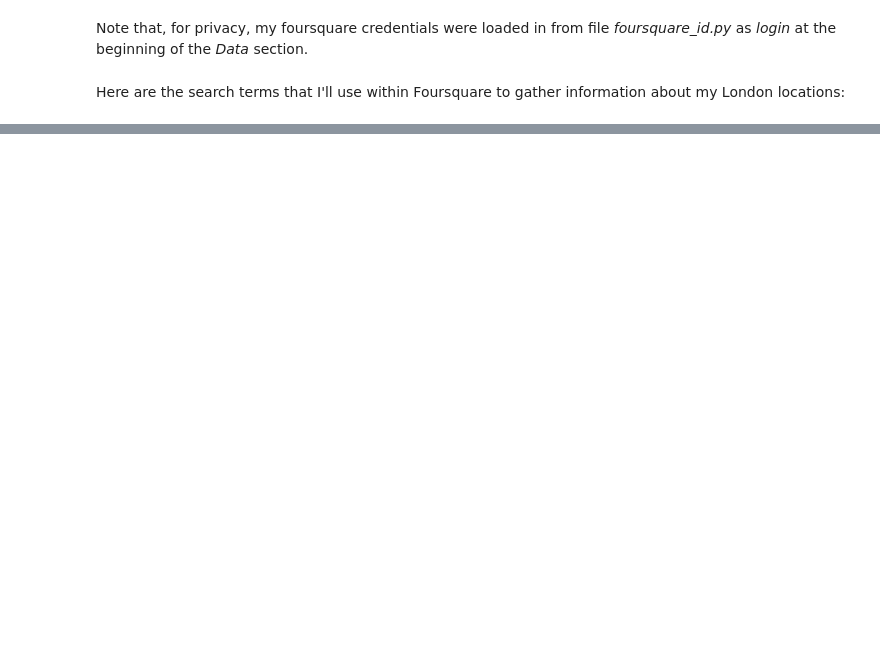
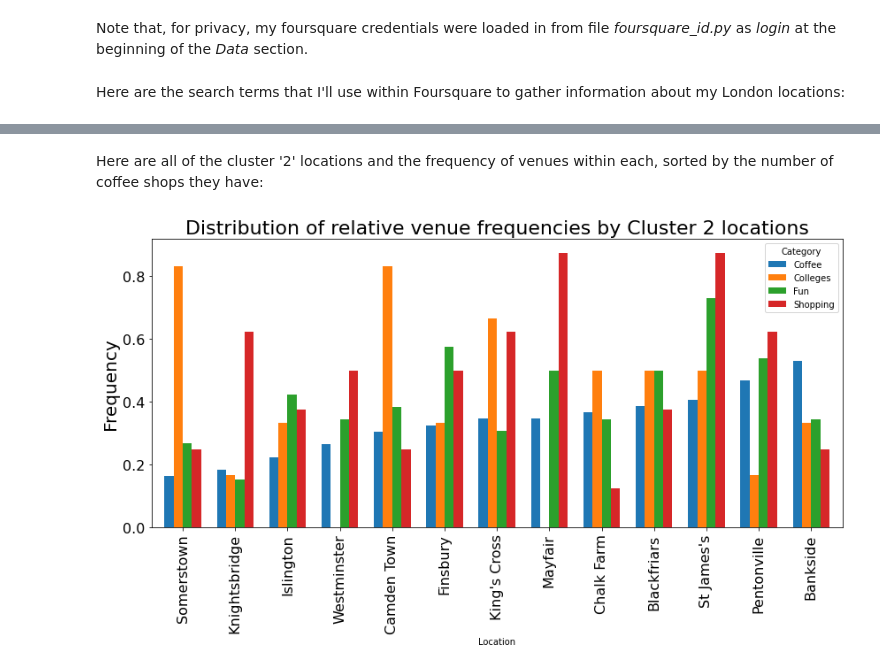
Before and after one commit to rose-cooper/Coursera_Capstone, a Jupyter notebook: capstone_project.ipynb, the cells around one changed output, grey strips where cells are left out. Drawn from its saved outputs; the diff is of its cells as text; code cells hidden in the pictures; blank space fills up the shorter version.

```diff
--- a/capstone_project.ipynb
+++ b/capstone_project.ipynb
@@ -228,0 +333,4 @@ Using the first query, I'm going to use Foursquare to fetch the number of coffee
+# %%
+# run k-means clustering
+kclusters=4
+kmeans = KMeans(n_clusters=kclusters, random_state=0).fit(nearby_venues.drop(['Location', 'Latitude', 'Longitude'], 1))
@@ -228,0 +416,5 @@ Using the first query, I'm going to use Foursquare to fetch the number of coffee
+# %%
+# dataframe just for cluster '2' locations:
+best_cluster = nearby_venues[nearby_venues['Cluster'] == 2]
+best_cluster.set_index('Location', inplace=True)
+best_cluster
@@ -228,0 +437,14 @@ Using the first query, I'm going to use Foursquare to fetch the number of coffee
+# %% [markdown]
+Here are all of the cluster '2' locations and the frequency of venues within each, sorted by the number of coffee shops they have:
+# %%
+# plot bar graph to compare
+best_cluster.drop(['Cluster','Latitude','Longitude'], axis=1).sort_values('Coffee').plot(kind="bar", figsize=(14,6),
+                   width=0.7)
+plt.xticks(fontsize=16)
+plt.yticks(fontsize=16)
+plt.ylabel('Frequency', fontsize=20)
+plt.title('Distribution of relative venue frequencies by Cluster 2 locations', fontsize=22)
+plt.axhline(y=0, color="black", linewidth=1)
+plt.show()
+# %% [output]
+[figure, added]
```
Also changed, not shown: parts of 50 cells of this notebook.
